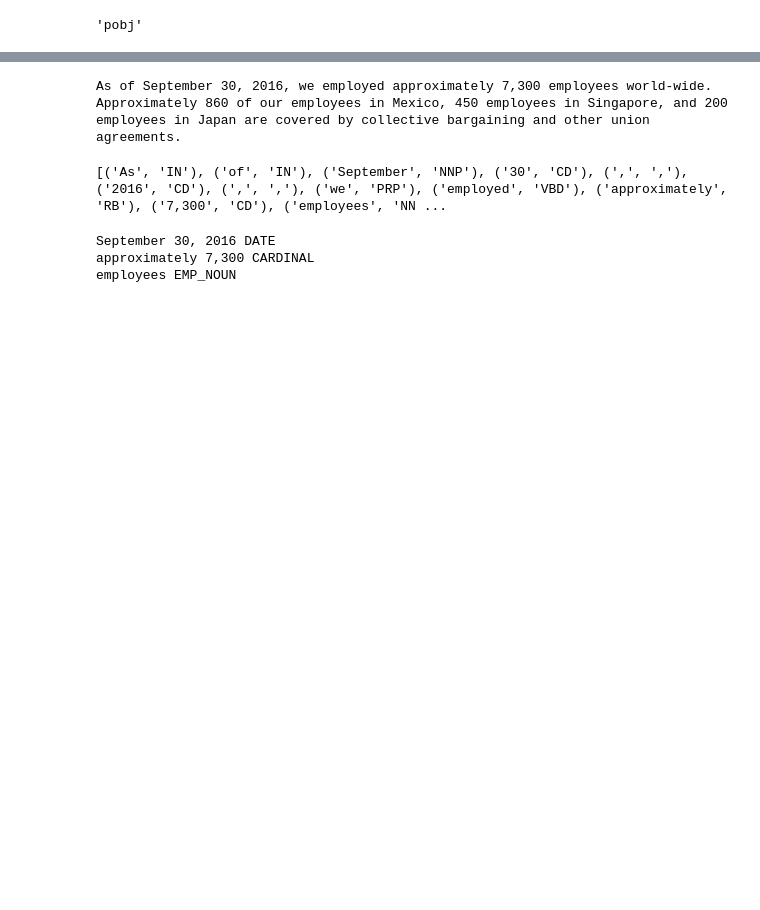
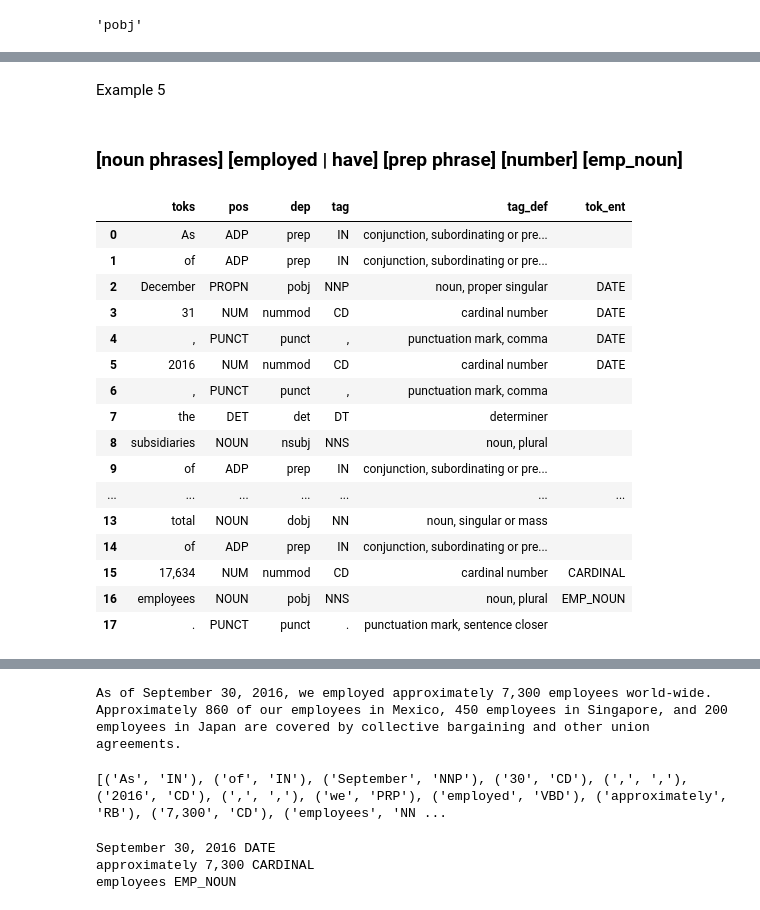
Before and after one commit to JarrodAJ/sec_employee_information_extraction, a Jupyter notebook: 4_Define_SpaCy_NER.ipynb, the cells around one changed output, grey strips where cells are left out. Saved outputs shown, nothing was run; the diff lists cells and outputs as text; code cells hidden in the pictures; blank space fills up the shorter version.

```diff
--- a/4_Define_SpaCy_NER.ipynb
+++ b/4_Define_SpaCy_NER.ipynb
@@ -306,0 +590,26 @@ extract_emp_relations(ex4)
+# %% [markdown]
+Example 5
+# %% [markdown]
+### [noun phrases] [employed | have] [prep phrase]  [number] [emp_noun]
+# %%
+ex5 = nlp("As of December 31, 2016, the subsidiaries of AEP had a total of 17,634 employees.")
+# %%
+print_doc_df(ex5)
+# %% [output]
+|  | toks | pos | dep | tag | tag_def | tok_ent |
+| 0 | As | ADP | prep | IN | conjunction, subordinating or pre... |  |
+| 1 | of | ADP | prep | IN | conjunction, subordinating or pre... |  |
+| 2 | December | PROPN | pobj | NNP | noun, proper singular | DATE |
+| 3 | 31 | NUM | nummod | CD | cardinal number | DATE |
+| 4 | , | PUNCT | punct | , | punctuation mark, comma | DATE |
+| 5 | 2016 | NUM | nummod | CD | cardinal number | DATE |
+| 6 | , | PUNCT | punct | , | punctuation mark, comma |  |
+| 7 | the | DET | det | DT | determiner |  |
+| 8 | subsidiaries | NOUN | nsubj | NNS | noun, plural |  |
+| 9 | of | ADP | prep | IN | conjunction, subordinating or pre... |  |
+| ... | ... | ... | ... | ... | ... | ... |
+| 13 | total | NOUN | dobj | NN | noun, singular or mass |  |
+| 14 | of | ADP | prep | IN | conjunction, subordinating or pre... |  |
+| 15 | 17,634 | NUM | nummod | CD | cardinal number | CARDINAL |
+| 16 | employees | NOUN | pobj | NNS | noun, plural | EMP_NOUN |
+| 17 | . | PUNCT | punct | . | punctuation mark, sentence closer |  |
```
Also changed, not shown: parts of 92 cells of this notebook.
